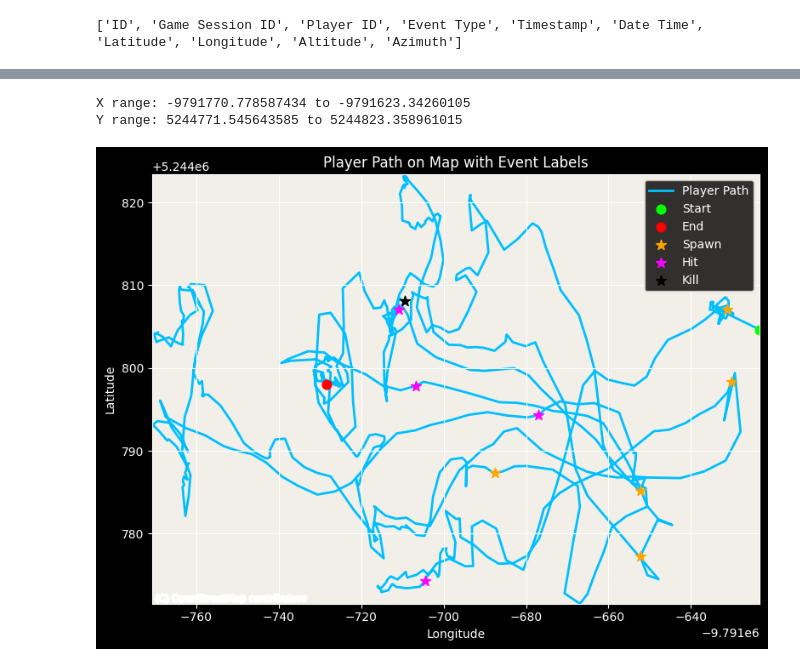
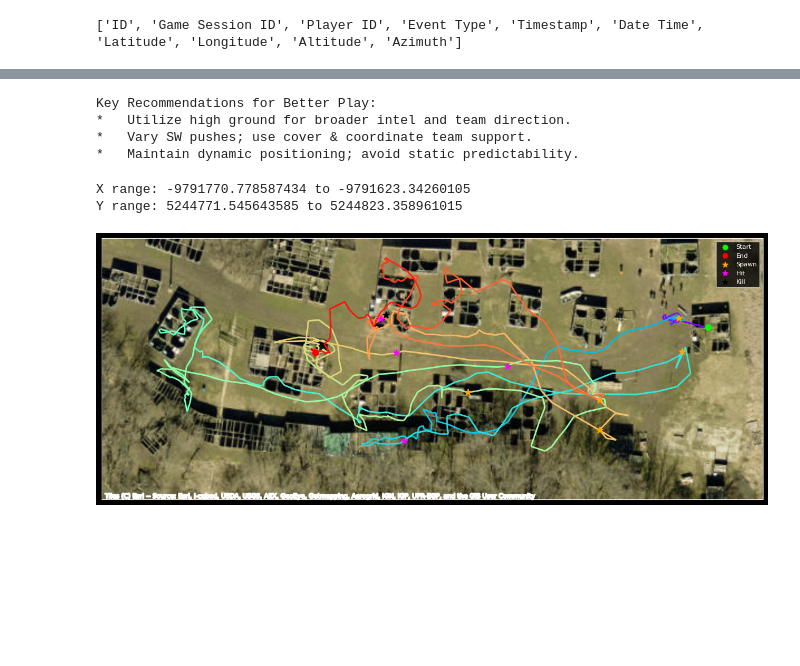
Before and after one commit to xmbn/Airsoft-Telemetry, a Jupyter notebook: docs/analysis/sample_data_analysis.ipynb, the cells around one changed output, grey strips where cells are left out. Saved outputs shown, nothing was run; the diff lists cells and outputs as text; code cells hidden in the pictures; blank space fills up the shorter version.

Commit message:
better map, key recos

```diff
--- a/docs/analysis/sample_data_analysis.ipynb
+++ b/docs/analysis/sample_data_analysis.ipynb
@@ -142,48 +141,94 @@ By analyzing his movements and adapting to the terrain and game mechanics, Chris
+# %%
+import google.generativeai as genai
+
+# Prepare a new prompt for Gemini to generate 3 concise recommendations for better play
+prompt_recs = (
+    "Based on the previous analysis and insights, provide exactly three concise, actionable recommendations for improving airsoft player performance. Format your response as three short bullet points, each no longer than 80 characters."
+    "\n\nAnalysis and Insights:\n"
+    + response.text
+    )
+
+# Call Gemini API for recommendations
+model = genai.GenerativeModel('gemini-2.5-flash')
+response_recs = model.generate_content(prompt_recs)
+
+# Display Gemini's recommendations
+print("Key Recommendations for Better Play:")
+print(response_recs.text)
+# %% [output]
+Key Recommendations for Better Play:
+*   Utilize high ground for broader intel and team direction.
+*   Vary SW pushes; use cover & coordinate team support.
+*   Maintain dynamic positioning; avoid static predictability.
 # %%
 import matplotlib.pyplot as plt
 import contextily as ctx
 import geopandas as gpd
 from shapely.geometry import Point
+from matplotlib.collections import LineCollection
+import numpy as np
 
 # Convert latitude/longitude to Web Mercator for contextily
 df['geometry'] = [Point(xy) for xy in zip(df['Longitude'], df['Latitude'])]
 gdf = gpd.GeoDataFrame(df, geometry='geometry', crs='EPSG:4326').to_crs(epsg=3857)
 
-fig, ax = plt.subplots(figsize=(8, 6))
+fig, ax = plt.subplots(figsize=(12, 6))  # Wider figure to fill available space
 
 # Print coordinate ranges for debugging
 print('X range:', gdf['geometry'].x.min(), 'to', gdf['geometry'].x.max())
 print('Y range:', gdf['geometry'].y.min(), 'to', gdf['geometry'].y.max())
 
-# Plot the player's path (lowest layer)
-ax.plot(gdf['geometry'].x, gdf['geometry'].y, color='deepskyblue', linewidth=2, label='Player Path', zorder=1)
+# Plot the player's path as a rainbow gradient from start to end
+x = gdf['geometry'].x.values
+y = gdf['geometry'].y.values
+points = np.array([x, y]).T.reshape(-1, 1, 2)
+segments = np.concatenate([points[:-1], points[1:]], axis=1)
+norm = plt.Normalize(0, len(segments))
+lc = LineCollection(segments, cmap='rainbow', norm=norm)
+lc.set_array(np.arange(len(segments)))
+lc.set_linewidth(2)
+ax.add_collection(lc)
 
 # Overlay start and end points
-ax.scatter(gdf['geometry'].x.iloc[0], gdf['geometry'].y.iloc[0], color='lime', s=60, label='Start', zorder=2)
-ax.scatter(gdf['geometry'].x.iloc[-1], gdf['geometry'].y.iloc[-1], color='red', s=60, label='End', zorder=2)
+start_handle = ax.scatter(x[0], y[0], color='lime', s=60, label='Start', zorder=2)
+end_handle = ax.scatter(x[-1], y[-1], color='red', s=60, label='End', zorder=2)
 
 # Highlight 'spawn', 'hit', and 'kill' events
+event_handles = []
 event_colors = {'spawn': 'orange', 'hit': 'magenta', 'kill': 'black'}
 for event, color in event_colors.items():
     mask = gdf['Event Type'].str.lower() == event
     if mask.any():
-        ax.scatter(gdf['geometry'].x[mask], gdf['geometry'].y[mask], color=color, s=80, marker='*', label=event.capitalize(), zorder=3)
+        handle = ax.scatter(x[mask], y[mask], color=color, s=80, marker='*', label=event.capitalize(), zorder=3)
+        event_handles.append(handle)
 
-# Add map tiles
-ctx.add_basemap(ax, crs=gdf.crs, source=ctx.providers.OpenStreetMap.Mapnik)
+# Try satellite/terrain tiles, fallback to Mapnik if blank
+try:
+    ctx.add_basemap(ax, crs=gdf.crs, source=ctx.providers.Esri.WorldImagery)
+except Exception as e:
+    print('Satellite tiles unavailable, using Mapnik:', e)
+    ctx.add_basemap(ax, crs=gdf.crs, source=ctx.providers.OpenStreetMap.Mapnik)
 
-# Set axis limits after adding basemap
-ax.set_xlim(gdf['geometry'].x.min(), gdf['geometry'].x.max())
-ax.set_ylim(gdf['geometry'].y.min(), gdf['geometry'].y.max())
+# Add more bottom padding to axis limits for watermark visibility
+x_min, x_max = x.min(), x.max()
+y_min, y_max = y.min(), y.max()
+x_pad = (x_max - x_min) * 0.1 if (x_max - x_min) > 0 else 500
+y_pad_top = (y_max - y_min) * 0.1 if (y_max - y_min) > 0 else 500
+y_pad_bottom = (y_max - y_min) * 0.25 if (y_max - y_min) > 0 else 1250  # Increased bottom margin for watermark
+ax.set_xlim(x_min - x_pad, x_max + x_pad)
+ax.set_ylim(y_min - y_pad_bottom, y_max + y_pad_top)
 
-ax.set_xlabel('Longitude')
-ax.set_ylabel('Latitude')
-ax.set_title('Player Path on Map with Event Labels')
-ax.legend()
-ax.grid(True)
+ax.set_aspect('equal')
+# Remove axis values, ticks, and title
+ax.set_xticks([])
+ax.set_yticks([])
+ax.set_xlabel('')
+ax.set_ylabel('')
+# Add small legend
+ax.legend(loc='upper right', fontsize=8, markerscale=0.8, frameon=True)
 plt.tight_layout()
 plt.show()
 # %% [output]
 X range: -9791770.778587434 to -9791623.34260105
 Y range: 5244771.545643585 to 5244823.358961015
-[figure, old version]
+[figure, new version]
```
Also changed, not shown: parts of 4 cells of this notebook.
